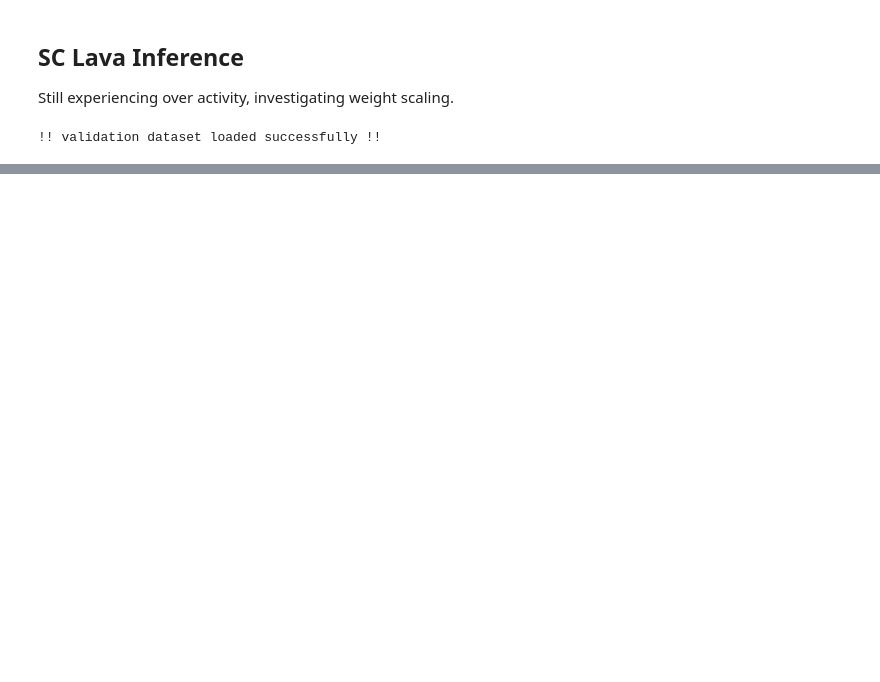
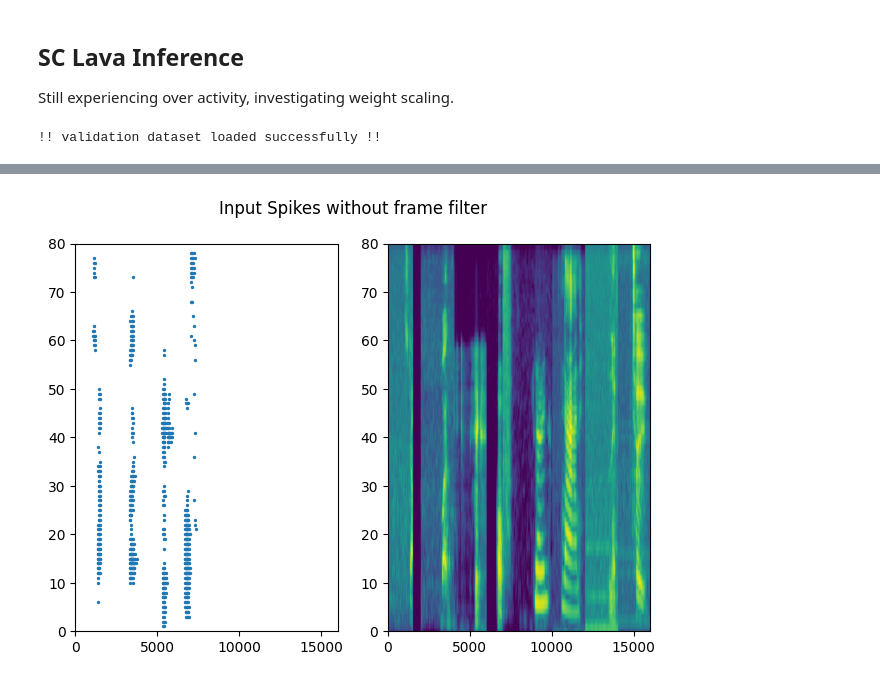
Before and after one commit to thomasshoesmith/Intel-Neuromorphic-Research-Project, a Jupyter notebook: SC_lava_inference.ipynb, the cells around one changed output, grey strips where cells are left out. Drawn from its saved outputs; the diff is of its cells as text; code cells hidden in the pictures; blank space fills up the shorter version.

```diff
--- a/SC_lava_inference.ipynb
+++ b/SC_lava_inference.ipynb
@@ -257,3 +286,26 @@ plt.show()
+# %%
+fig, (ax1, ax2) = plt.subplots(1, 2)
+fig.suptitle('Input Spikes without frame filter')
+
+for i in range(params["NUM_INPUT"]):
+    ax1.scatter(np.where(input_s[:,i] > 0)[0],
+                np.where(input_s[:,i] > 0)[0].shape[0] * [i],
+                c = '#1f77b4',
+                s = 2)
+
+# no clue why I need to rotate and flip...could be investigated?
+ax2.imshow(np.flipud(np.rot90(the_x, 1)), aspect = 'auto')
+
+ax1.set_ylim(0, 80)
+ax2.set_ylim(0, 80)
+ax1.set_xlim(0, the_x.shape[0])
+ax2.set_xlim(0, the_x.shape[0])
+
+fig.tight_layout()
+
+plt.show()
+# %% [output]
+[figure, added]
 # %%
 # Hidden layer activity
 
```
Also changed, not shown: parts of 11 cells of this notebook, 4 other files.
